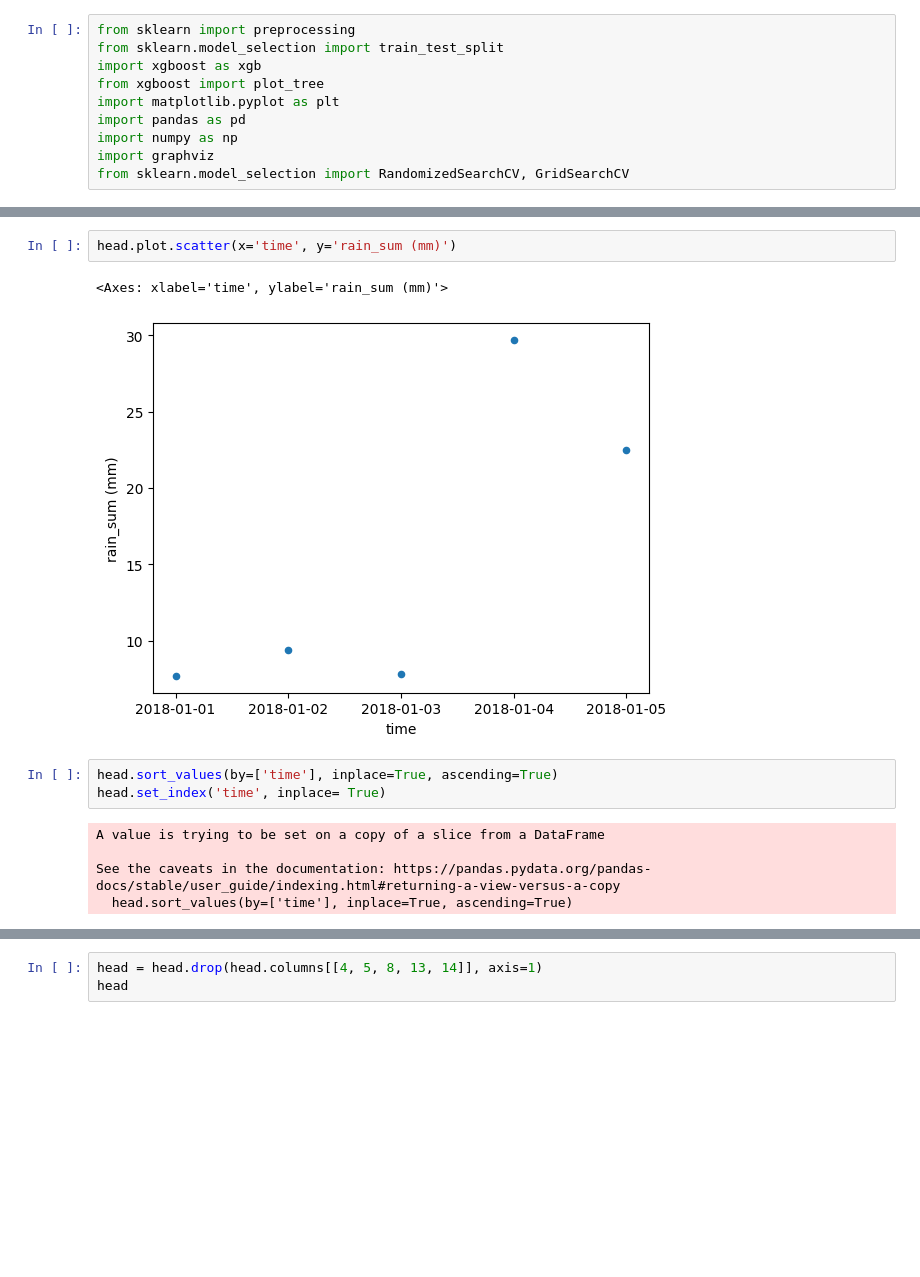
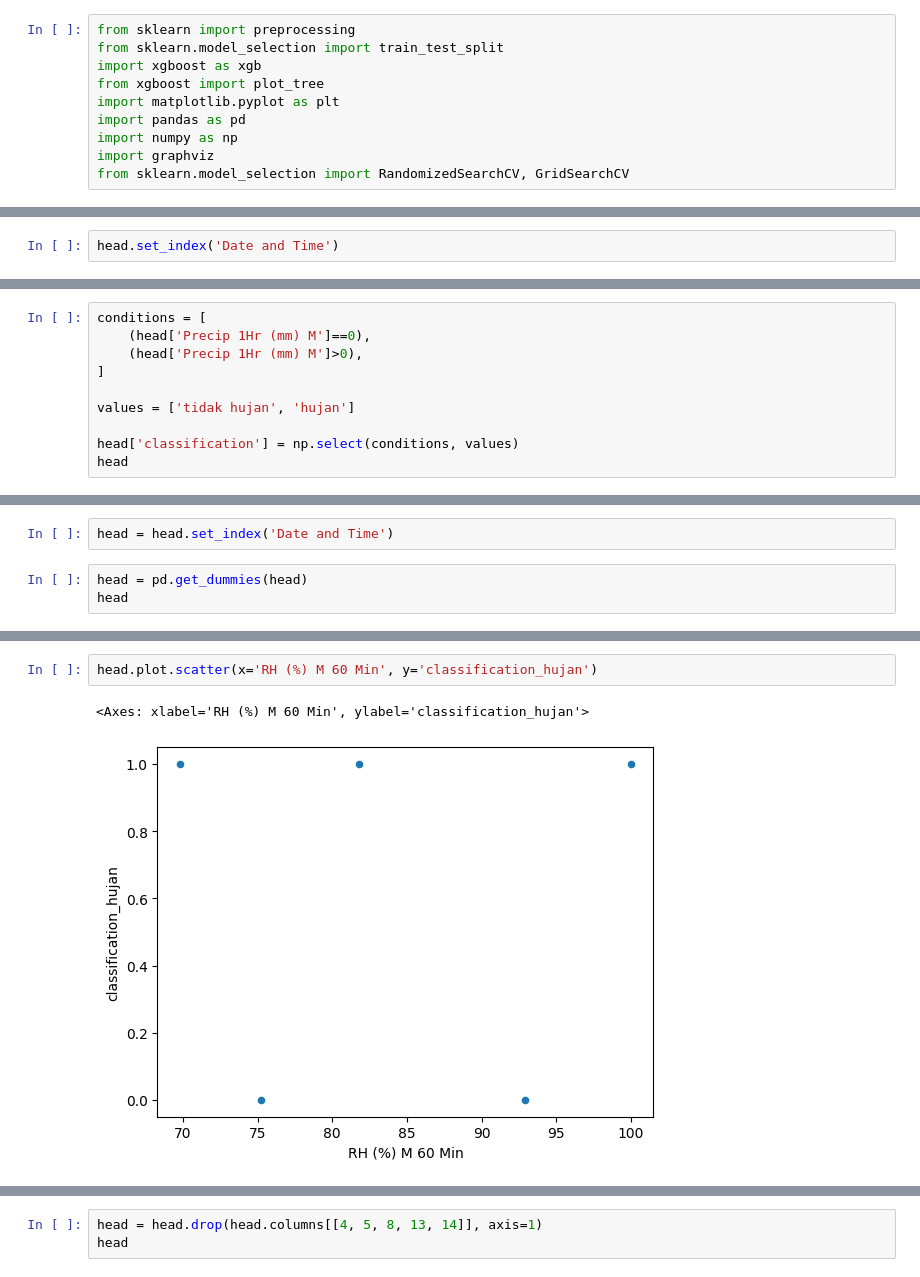
Before and after one commit to el-thobhy/rainfall-prediction, a Jupyter notebook: test_latihan.ipynb, the cells around one changed output, grey strips where cells are left out. Cells and saved outputs as stored; diff of their text form; blank space fills up the shorter version.

```diff
--- a/test_latihan.ipynb
+++ b/test_latihan.ipynb
@@ -24,0 +40,2 @@ head['rain_sum (mm)'].mean()
+# %%
+head.set_index('Date and Time')
@@ -24,0 +53,10 @@ head['rain_sum (mm)'].mean()
+# %%
+conditions = [
+    (head['Precip 1Hr (mm) M']==0),
+    (head['Precip 1Hr (mm) M']>0),
+]
+
+values = ['tidak hujan', 'hujan']
+
+head['classification'] = np.select(conditions, values)
+head
@@ -24,0 +75,5 @@ head['rain_sum (mm)'].mean()
+# %%
+head = head.set_index('Date and Time')
+# %%
+head = pd.get_dummies(head)
+head
@@ -25,16 +88,8 @@ head['rain_sum (mm)'].mean()
 # %%
-head.plot.scatter(x='time', y='rain_sum (mm)')
+head.plot.scatter(x='RH (%) M 60 Min', y='classification_hujan')
 # %% [output]
-<Axes: xlabel='time', ylabel='rain_sum (mm)'>
+<Axes: xlabel='RH (%) M 60 Min', ylabel='classification_hujan'>
-[figure, old version]
+[figure, new version]
-# %%
-head.sort_values(by=['time'], inplace=True, ascending=True)
-head.set_index('time', inplace= True)
-# %% [output]
-A value is trying to be set on a copy of a slice from a DataFrame
-
-See the caveats in the documentation: https://pandas.pydata.org/pandas-docs/stable/user_guide/indexing.html#returning-a-view-versus-a-copy
-  head.sort_values(by=['time'], inplace=True, ascending=True)
 # %%
 head.info()
 # %% [output]
```
Also changed, not shown: parts of 8 cells of this notebook, 1 other file.
